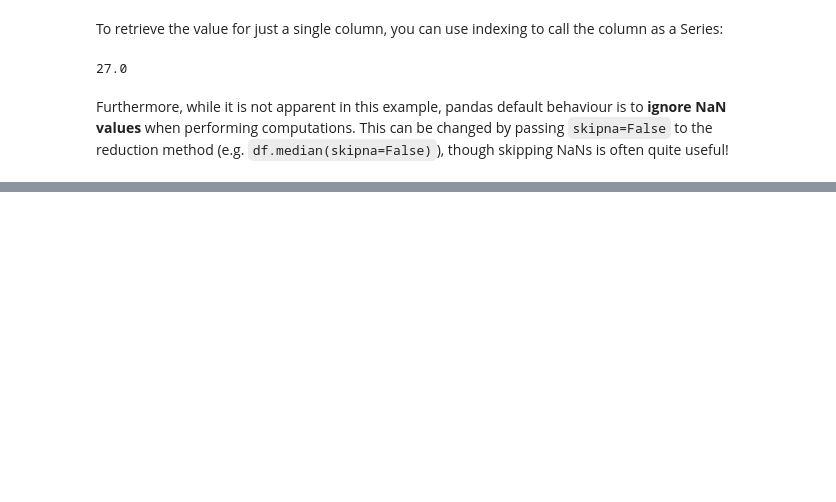
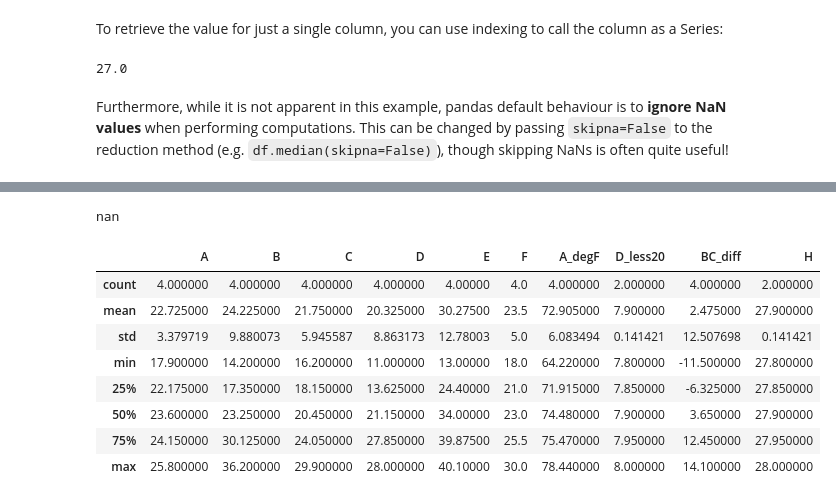
Before and after one commit to a-ramji/eds217_2023, a Jupyter notebook: nbs/day_4_notes.ipynb, the cells around one changed output, grey strips where cells are left out. Saved outputs shown, nothing was run; the diff lists cells and outputs as text; code cells hidden in the pictures; blank space fills up the shorter version.

```diff
--- a/nbs/day_4_notes.ipynb
+++ b/nbs/day_4_notes.ipynb
@@ -806,0 +869,3 @@ Furthermore, while it is not apparent in this example, pandas default behaviour
+# %%
+df['A_degF'] = (df['A'] * (9/5) + 32)
+df
@@ -806,0 +904,3 @@ Furthermore, while it is not apparent in this example, pandas default behaviour
+# %%
+df["is_hot"] = df['A'] >= 20
+df
@@ -806,0 +977,5 @@ Furthermore, while it is not apparent in this example, pandas default behaviour
+# %%
+df['BC_diff'] = df.B - df.C
+df['D_less20'] = df.D[df.D >= 20.0] - 20.0
+
+df
@@ -806,0 +988,5 @@ Furthermore, while it is not apparent in this example, pandas default behaviour
+# %%
+df['H'] = df.D[df.D >= 20]
+print(df)
+# pandas assumes you want that average of the values that exist
+df['H'].mean()
@@ -806,0 +1000,16 @@ Furthermore, while it is not apparent in this example, pandas default behaviour
+# %%
+df['H'].mean(skipna=False)
+# %% [output]
+nan
+# %%
+df.describe()
+# %% [output]
+|  | A | B | C | D | E | F | A_degF | D_less20 | BC_diff | H |
+| count | 4.000000 | 4.000000 | 4.000000 | 4.000000 | 4.00000 | 4.0 | 4.000000 | 2.000000 | 4.000000 | 2.000000 |
+| mean | 22.725000 | 24.225000 | 21.750000 | 20.325000 | 30.27500 | 23.5 | 72.905000 | 7.900000 | 2.475000 | 27.900000 |
+| std | 3.379719 | 9.880073 | 5.945587 | 8.863173 | 12.78003 | 5.0 | 6.083494 | 0.141421 | 12.507698 | 0.141421 |
+| min | 17.900000 | 14.200000 | 16.200000 | 11.000000 | 13.00000 | 18.0 | 64.220000 | 7.800000 | -11.500000 | 27.800000 |
+| 25% | 22.175000 | 17.350000 | 18.150000 | 13.625000 | 24.40000 | 21.0 | 71.915000 | 7.850000 | -6.325000 | 27.850000 |
+| 50% | 23.600000 | 23.250000 | 20.450000 | 21.150000 | 34.00000 | 23.0 | 74.480000 | 7.900000 | 3.650000 | 27.900000 |
+| 75% | 24.150000 | 30.125000 | 24.050000 | 27.850000 | 39.87500 | 25.5 | 75.470000 | 7.950000 | 12.450000 | 27.950000 |
+| max | 25.800000 | 36.200000 | 29.900000 | 28.000000 | 40.10000 | 30.0 | 78.440000 | 8.000000 | 14.100000 | 28.000000 |
```
Also changed, not shown: parts of 30 cells of this notebook, 1 other file.
